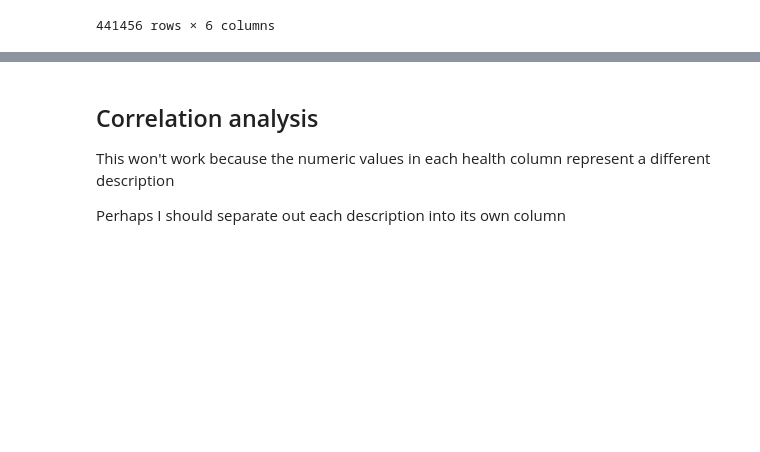
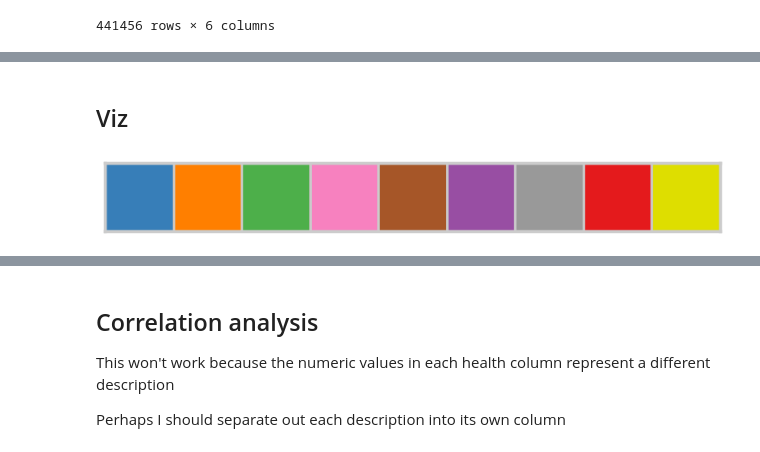
Before and after one commit to veroanalytic/analytics-template, a Jupyter notebook: brfss/brfss-analysis.ipynb, the cells around one changed output, grey strips where cells are left out. Cells and saved outputs as stored; diff of their text form; code cells hidden in the pictures; blank space fills up the shorter version.

```diff
--- a/brfss/brfss-analysis.ipynb
+++ b/brfss/brfss-analysis.ipynb
@@ -476,0 +495,19 @@ Name: MENTHLTH_DESCRIPTION, Length: 441456, dtype: float64
+# %% [markdown]
+## Viz
+# %%
+# Custom Palete for Visualization
+sns.set_style("whitegrid")
+sns.set_context("poster", font_scale = .7)
+
+# palette = ["#071e22","#1d7874","#679289","#f4c095","#ee2e31",
+#            "#ffb563","#918450","#f85e00","#a41623","#9a031e",
+#            "#d6d6d6","#ffee32","#ffd100","#333533","#202020"]
+
+color_blind_palette = ['#377eb8', '#ff7f00', '#4daf4a',
+                  '#f781bf', '#a65628', '#984ea3',
+                  '#999999', '#e41a1c', '#dede00']
+
+sns.palplot(sns.color_palette(color_blind_palette))
+plt.show()
+# %% [output]
+[figure, added]
```
Also changed, not shown: parts of 18 cells of this notebook.
